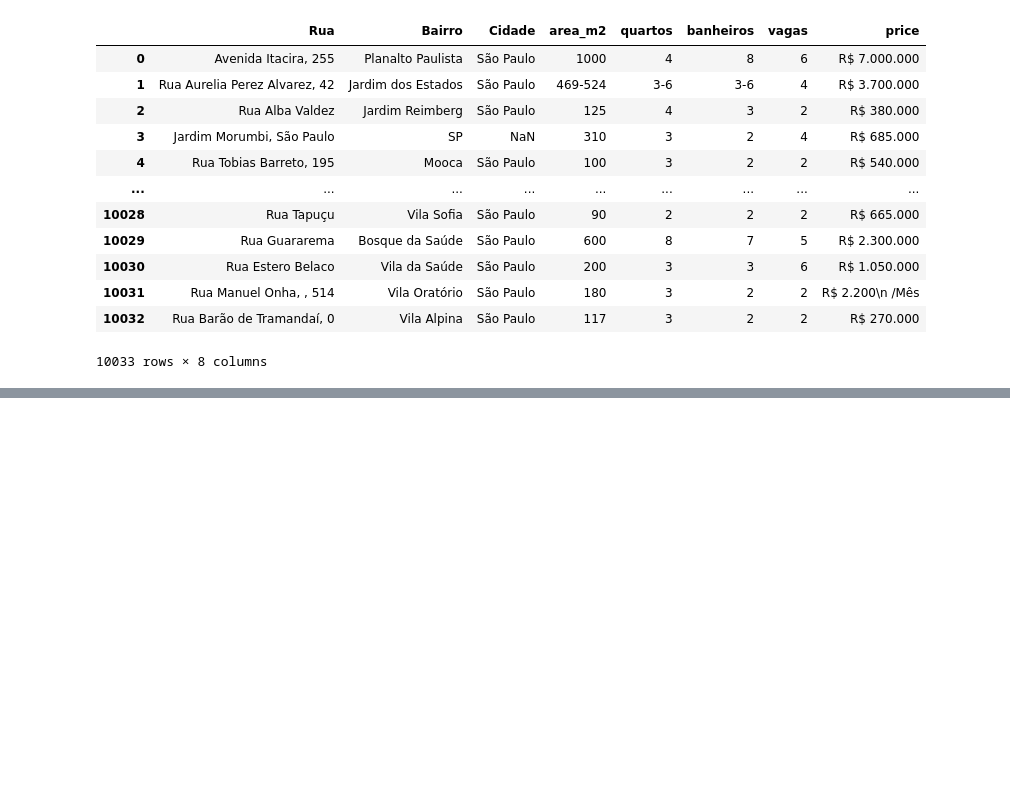
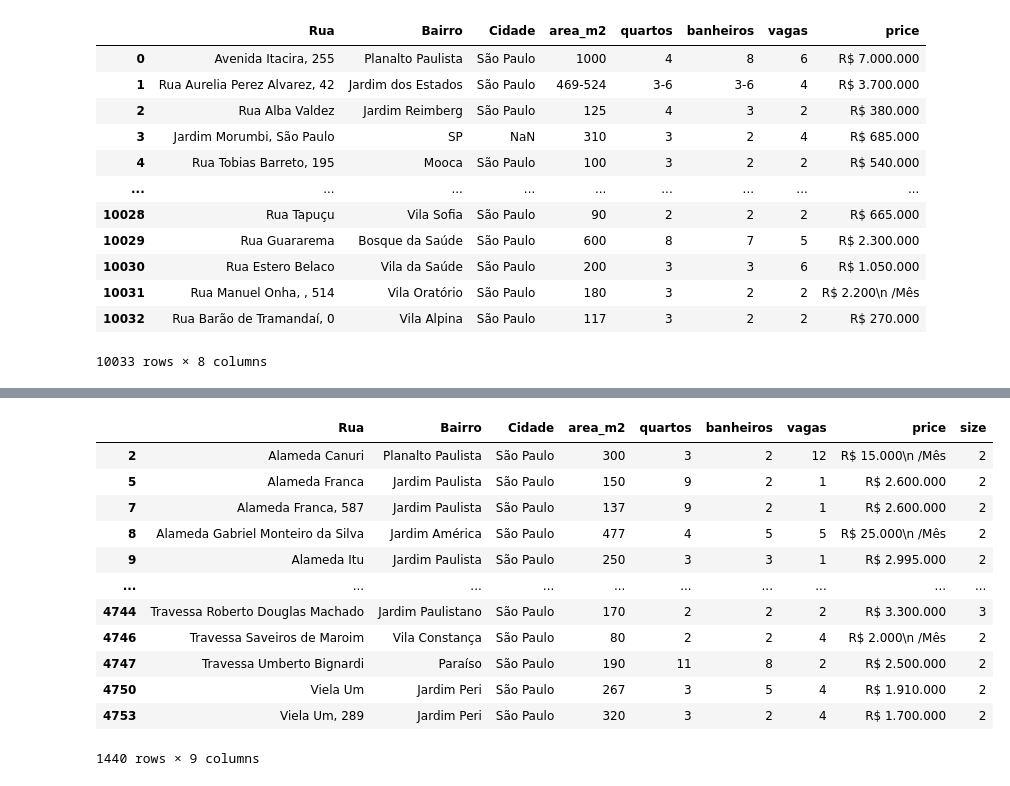
Before and after one commit to Gui250/Curso-Estatistica-em-Python, a Jupyter notebook: leitura_bases.ipynb, the cells around one changed output, grey strips where cells are left out. Drawn from its saved outputs; the diff is of its cells as text; code cells hidden in the pictures; blank space fills up the shorter version.

```diff
--- a/leitura_bases.ipynb
+++ b/leitura_bases.ipynb
@@ -62,0 +153,17 @@ df_excel
+# %%
+df_duplicated = df_excel.groupby(df_excel.columns.tolist(), as_index=False).size()
+df_duplicated[df_duplicated["size"] > 1]
+# %% [output]
+|  | Rua | Bairro | Cidade | area_m2 | quartos | banheiros | vagas | price | size |
+| 2 | Alameda Canuri | Planalto Paulista | São Paulo | 300 | 3 | 2 | 12 | R$ 15.000\n /Mês | 2 |
+| 5 | Alameda Franca | Jardim Paulista | São Paulo | 150 | 9 | 2 | 1 | R$ 2.600.000 | 2 |
+| 7 | Alameda Franca, 587 | Jardim Paulista | São Paulo | 137 | 9 | 2 | 1 | R$ 2.600.000 | 2 |
+| 8 | Alameda Gabriel Monteiro da Silva | Jardim América | São Paulo | 477 | 4 | 5 | 5 | R$ 25.000\n /Mês | 2 |
+| 9 | Alameda Itu | Jardim Paulista | São Paulo | 250 | 3 | 3 | 1 | R$ 2.995.000 | 2 |
+| ... | ... | ... | ... | ... | ... | ... | ... | ... | ... |
+| 4744 | Travessa Roberto Douglas Machado | Jardim Paulistano | São Paulo | 170 | 2 | 2 | 2 | R$ 3.300.000 | 3 |
+| 4746 | Travessa Saveiros de Maroim | Vila Constança | São Paulo | 80 | 2 | 2 | 4 | R$ 2.000\n /Mês | 2 |
+| 4747 | Travessa Umberto Bignardi | Paraíso | São Paulo | 190 | 11 | 8 | 2 | R$ 2.500.000 | 2 |
+| 4750 | Viela Um | Jardim Peri | São Paulo | 267 | 3 | 5 | 4 | R$ 1.910.000 | 2 |
+| 4753 | Viela Um, 289 | Jardim Peri | São Paulo | 320 | 3 | 2 | 4 | R$ 1.700.000 | 2 |
+1440 rows × 9 columns
```
Also changed, not shown: parts of 10 cells of this notebook, 3 other files.
